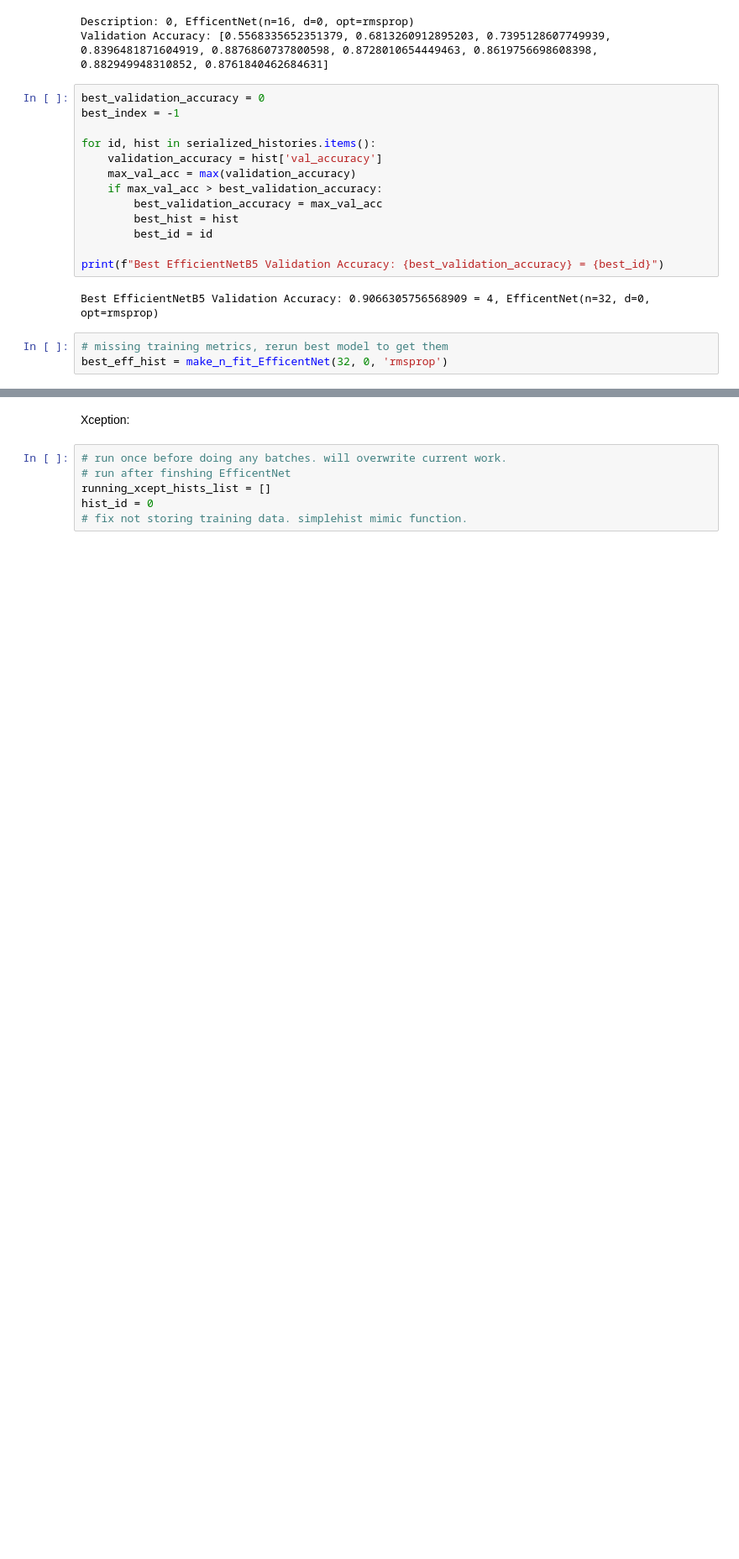
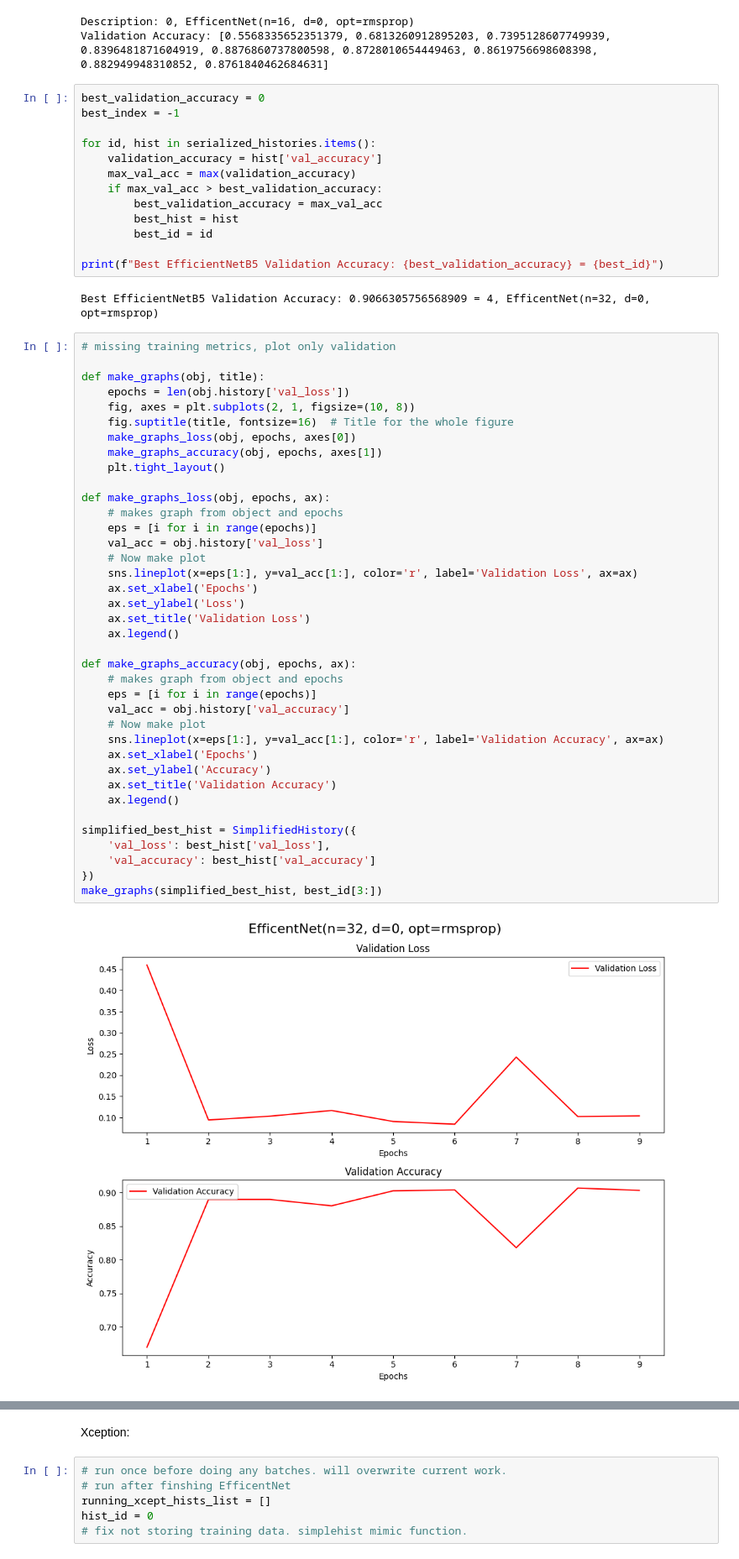
Before and after one commit to evanhollier/4531_Final, a Jupyter notebook: baselines.ipynb, the cells around one changed output, grey strips where cells are left out. Shown at 84% size. Cells and saved outputs as stored; diff of their text form; blank space fills up the shorter version.

```diff
--- a/baselines.ipynb
+++ b/baselines.ipynb
@@ -424,5 +424,42 @@ print(f"Best EfficientNetB5 Validation Accuracy: {best_validation_accuracy} = {b
 # %% [output]
 Best EfficientNetB5 Validation Accuracy: 0.9066305756568909 = 4, EfficentNet(n=32, d=0, opt=rmsprop)
 # %%
-# missing training metrics, rerun best model to get them
-best_eff_hist = make_n_fit_EfficentNet(32, 0, 'rmsprop')
+# missing training metrics, plot only validation
+
+def make_graphs(obj, title):
+    epochs = len(obj.history['val_loss'])
+    fig, axes = plt.subplots(2, 1, figsize=(10, 8))
+    fig.suptitle(title, fontsize=16)  # Title for the whole figure
+    make_graphs_loss(obj, epochs, axes[0])
+    make_graphs_accuracy(obj, epochs, axes[1])
+    plt.tight_layout()
+
+def make_graphs_loss(obj, epochs, ax):
+    # makes graph from object and epochs
+    eps = [i for i in range(epochs)]
+    val_acc = obj.history['val_loss']
+    # Now make plot
+    sns.lineplot(x=eps[1:], y=val_acc[1:], color='r', label='Validation Loss', ax=ax)
+    ax.set_xlabel('Epochs')
+    ax.set_ylabel('Loss')
+    ax.set_title('Validation Loss')
+    ax.legend()
+
+def make_graphs_accuracy(obj, epochs, ax):
+    # makes graph from object and epochs
+    eps = [i for i in range(epochs)]
+    val_acc = obj.history['val_accuracy']
+    # Now make plot
+    sns.lineplot(x=eps[1:], y=val_acc[1:], color='r', label='Validation Accuracy', ax=ax)
+    ax.set_xlabel('Epochs')
+    ax.set_ylabel('Accuracy')
+    ax.set_title('Validation Accuracy')
+    ax.legend()
+
+simplified_best_hist = SimplifiedHistory({
+    'val_loss': best_hist['val_loss'],
+    'val_accuracy': best_hist['val_accuracy']
+})
+make_graphs(simplified_best_hist, best_id[3:])
+# %% [output]
+[figure, added]
```
Also changed, not shown: parts of 2 cells of this notebook.
